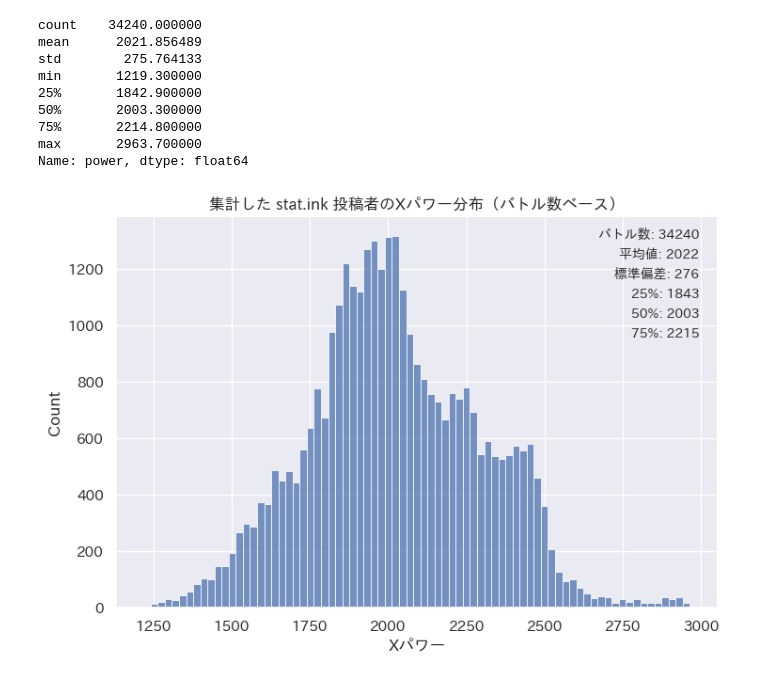
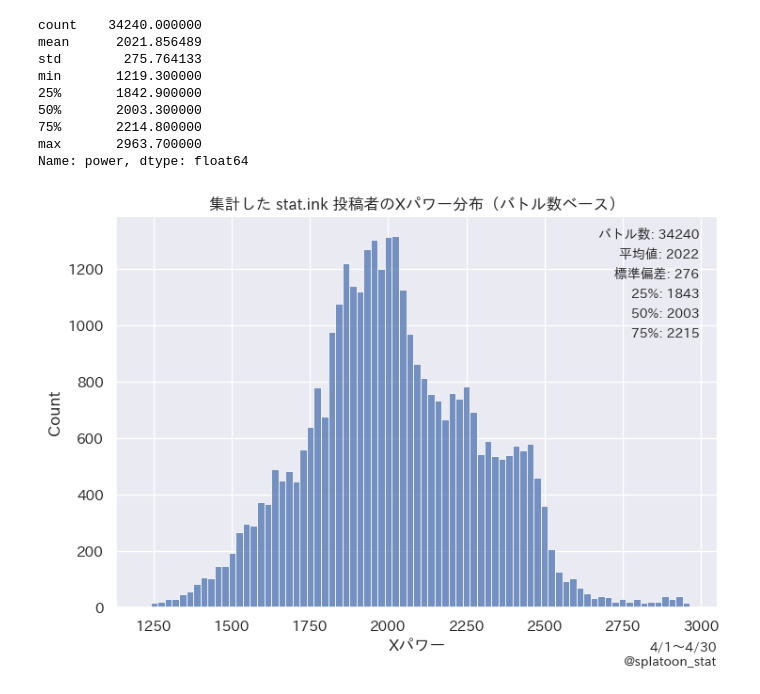
Before and after one commit to splatoonstat/splat-stat, a Jupyter notebook: src/power_distribution.ipynb, the cells around one changed output. Cells and saved outputs as stored; diff of their text form; code cells hidden in the pictures.

```diff
--- a/src/power_distribution.ipynb
+++ b/src/power_distribution.ipynb
@@ -82,32 +84,32 @@ translations = i18n.get_translations(custom_translation_df=pd.DataFrame([
     { "key": "title", "name-ja": "集計した stat.ink 投稿者のXパワー分布（バトル数ベース）", "name-en": "X Power distribution of stat.ink users (based on number of battles)" },
     { "key": "power", "name-ja": "Xパワー", "name-en": "X Power" },
     { "key": "battle_num", "name-ja": "バトル数", "name-en": "Number of battles" },
     { "key": "mean", "name-ja": "平均値", "name-en": "Average" },
     { "key": "sd", "name-ja": "標準偏差", "name-en": "Standard deviation" },
 ]), locale=locale)
 
 g = sns.displot(
     data=battles,
     x="power",
     height=5,
     aspect=1.5,
 )
 ax = g.ax
 ax.set(
     title=translations["title"],
     xlabel=translations["power"],
 )
 ax.text(
     0.97,
     0.97,
     f"{translations['battle_num']}: {round(power_agg.loc['count'])}\n{translations['mean']}: {round(power_agg.loc['mean'])}\n{translations['sd']}: {round(power_agg.loc['std'])}\n25%: {round(power_agg.loc['25%'])}\n50%: {round(power_agg.loc['50%'])}\n75%: {round(power_agg.loc['75%'])}",
     ha="right",
     va="top",
     fontsize=10,
     linespacing=1.8,
     transform=ax.transAxes,
 )
-
+u.credit(g.ax, g.fig, i18n.battles_to_duration_str(battles, locale))
 plt.show()
 # %% [output]
-[figure, old version]
+[figure, new version]
```
Also changed, not shown: parts of 2 cells of this notebook, 4 other files.
